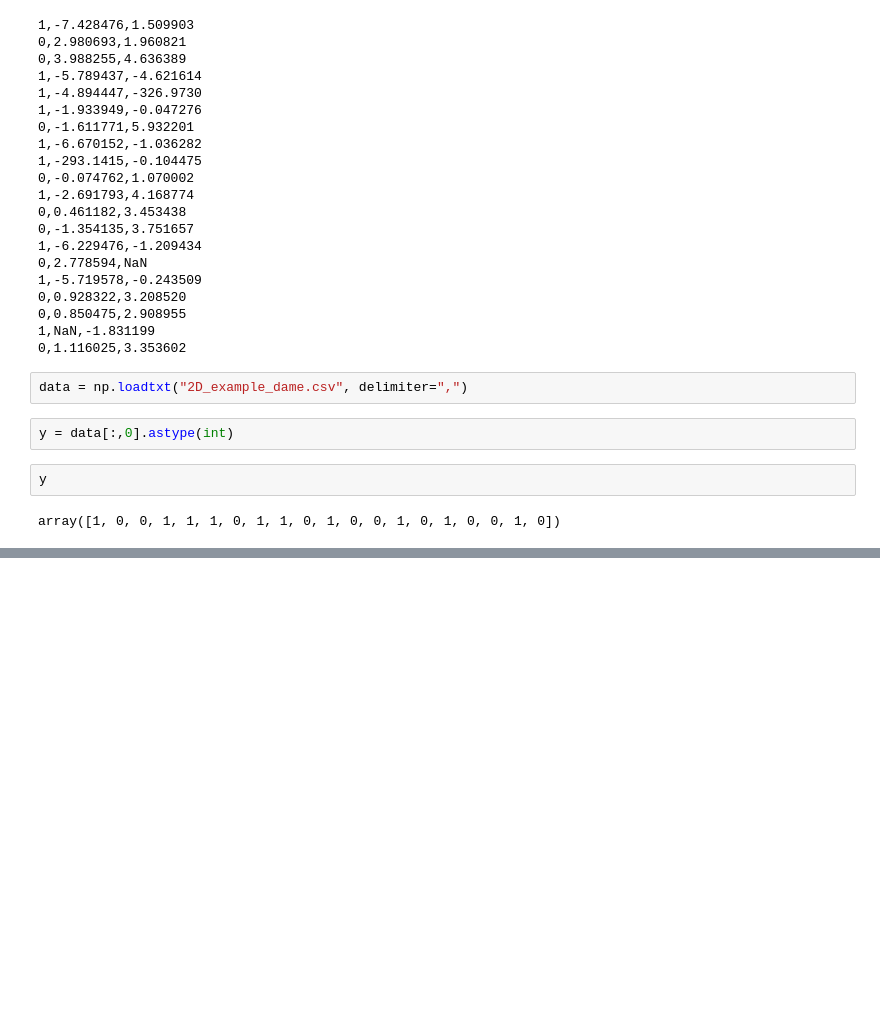
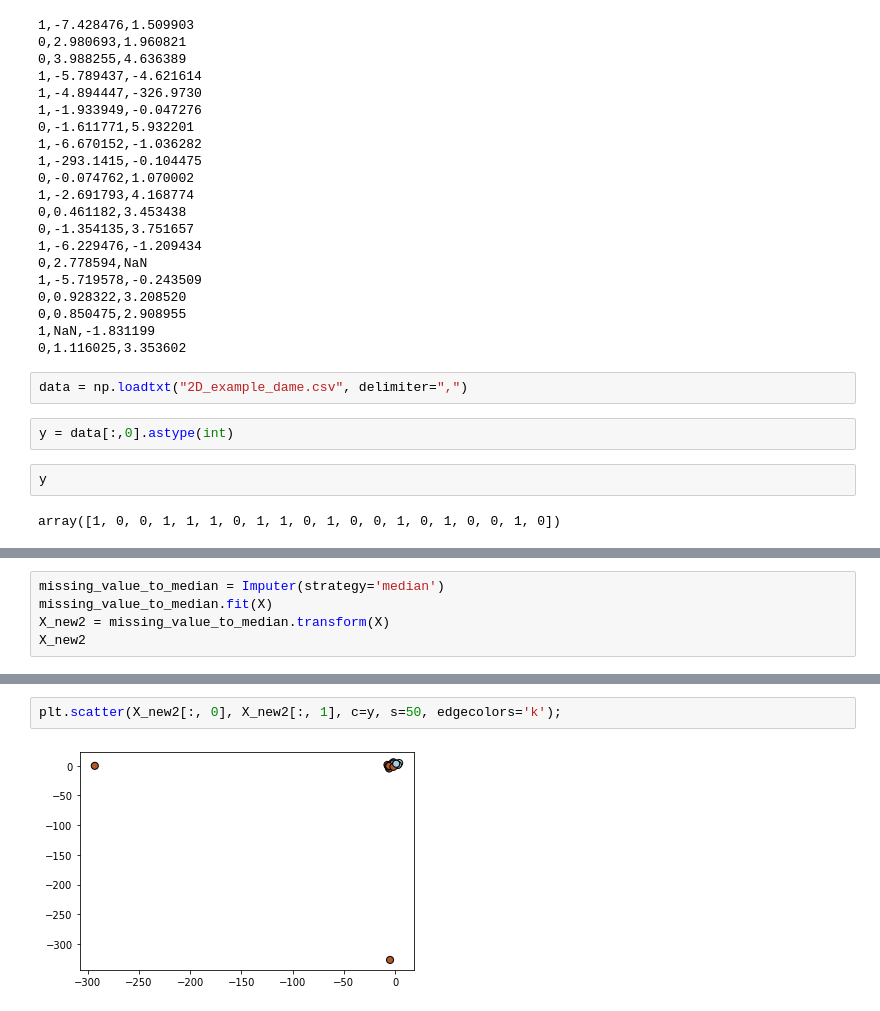
Before and after one commit to AkiraTakahashi0906/PythonStudy, a Jupyter notebook: sklearn7.ipynb, the cells around one changed output, grey strips where cells are left out. Drawn from its saved outputs; the diff is of its cells as text; blank space fills up the shorter version.

```diff
--- a/sklearn7.ipynb
+++ b/sklearn7.ipynb
@@ -55,0 +206,5 @@ array([[ 1.000000e+00, -4.894447e+00, -3.269730e+02],
+# %%
+missing_value_to_median = Imputer(strategy='median')
+missing_value_to_median.fit(X)
+X_new2 = missing_value_to_median.transform(X)
+X_new2
@@ -55,0 +232,4 @@ array([[ 1.000000e+00, -4.894447e+00, -3.269730e+02],
+# %%
+plt.scatter(X_new2[:, 0], X_new2[:, 1], c=y, s=50, edgecolors='k');
+# %% [output]
+[figure, added]
```
Also changed, not shown: parts of 19 cells of this notebook, 1 other file.
